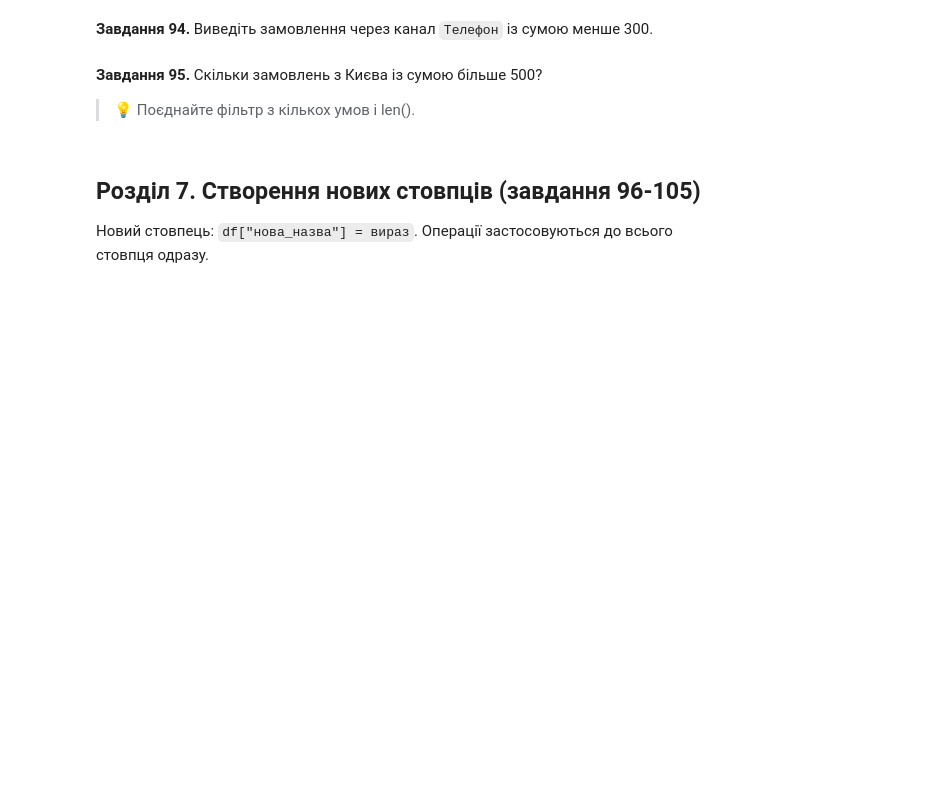
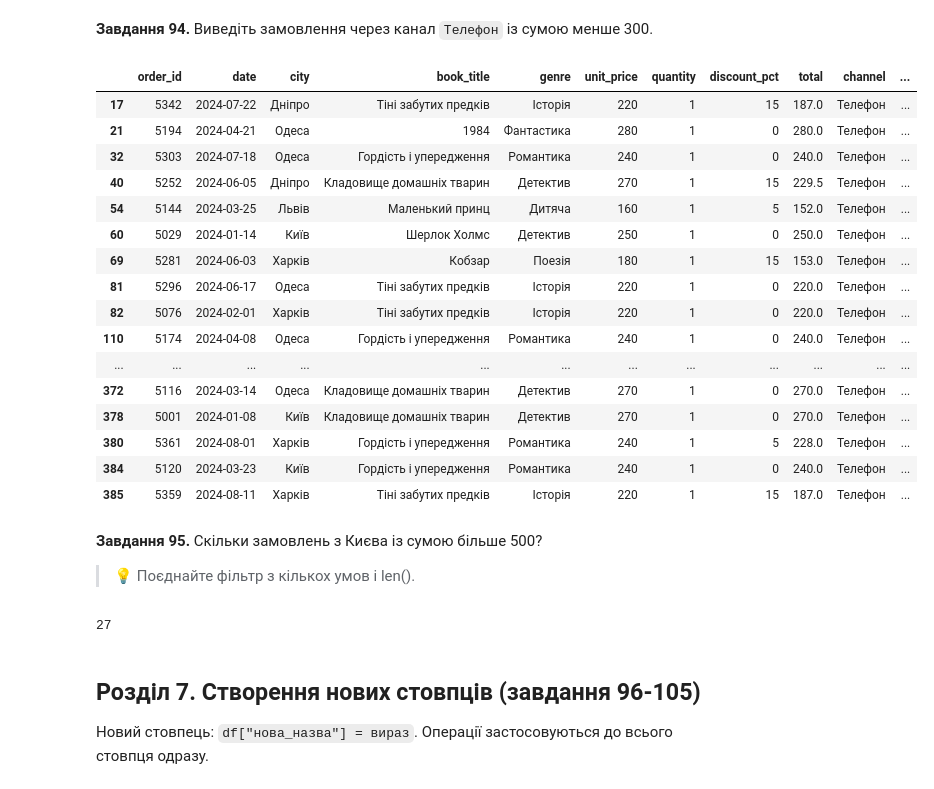
Before and after one commit to edik06031-rgb/DTA_2026, a Jupyter notebook: HW/Pandas_practice_120.ipynb, the cells around one changed output. Drawn from its saved outputs; the diff is of its cells as text; code cells hidden in the pictures; blank space fills up the shorter version.

```diff
--- a/HW/Pandas_practice_120.ipynb
+++ b/HW/Pandas_practice_120.ipynb
@@ -1502,6 +1548,25 @@ df[(df['unit_price'] >= 200) & (df['unit_price'] <= 300)]
 **Завдання 94.** Виведіть замовлення через канал `Телефон` із сумою менше 300.
 # %%
 # Завдання 94:
+df[(df["channel"] == "Телефон") & (df["total"]< 300)]
+# %% [output]
+|  | order_id | date | city | book_title | genre | unit_price | quantity | discount_pct | total | channel | ... |
+| 17 | 5342 | 2024-07-22 | Дніпро | Тіні забутих предків | Історія | 220 | 1 | 15 | 187.0 | Телефон | ... |
+| 21 | 5194 | 2024-04-21 | Одеса | 1984 | Фантастика | 280 | 1 | 0 | 280.0 | Телефон | ... |
+| 32 | 5303 | 2024-07-18 | Одеса | Гордість і упередження | Романтика | 240 | 1 | 0 | 240.0 | Телефон | ... |
+| 40 | 5252 | 2024-06-05 | Дніпро | Кладовище домашніх тварин | Детектив | 270 | 1 | 15 | 229.5 | Телефон | ... |
+| 54 | 5144 | 2024-03-25 | Львів | Маленький принц | Дитяча | 160 | 1 | 5 | 152.0 | Телефон | ... |
+| 60 | 5029 | 2024-01-14 | Київ | Шерлок Холмс | Детектив | 250 | 1 | 0 | 250.0 | Телефон | ... |
+| 69 | 5281 | 2024-06-03 | Харків | Кобзар | Поезія | 180 | 1 | 15 | 153.0 | Телефон | ... |
+| 81 | 5296 | 2024-06-17 | Одеса | Тіні забутих предків | Історія | 220 | 1 | 0 | 220.0 | Телефон | ... |
+| 82 | 5076 | 2024-02-01 | Харків | Тіні забутих предків | Історія | 220 | 1 | 0 | 220.0 | Телефон | ... |
+| 110 | 5174 | 2024-04-08 | Одеса | Гордість і упередження | Романтика | 240 | 1 | 0 | 240.0 | Телефон | ... |
+| ... | ... | ... | ... | ... | ... | ... | ... | ... | ... | ... | ... |
+| 372 | 5116 | 2024-03-14 | Одеса | Кладовище домашніх тварин | Детектив | 270 | 1 | 0 | 270.0 | Телефон | ... |
+| 378 | 5001 | 2024-01-08 | Київ | Кладовище домашніх тварин | Детектив | 270 | 1 | 0 | 270.0 | Телефон | ... |
+| 380 | 5361 | 2024-08-01 | Харків | Гордість і упередження | Романтика | 240 | 1 | 5 | 228.0 | Телефон | ... |
+| 384 | 5120 | 2024-03-23 | Київ | Гордість і упередження | Романтика | 240 | 1 | 0 | 240.0 | Телефон | ... |
+| 385 | 5359 | 2024-08-11 | Харків | Тіні забутих предків | Історія | 220 | 1 | 15 | 187.0 | Телефон | ... |
 # %% [markdown]
 **Завдання 95.** Скільки замовлень з Києва із сумою більше 500?
 
@@ -1511,3 +1574,8 @@ df[(df['unit_price'] >= 200) & (df['unit_price'] <= 300)]
+# %%
+# Завдання 95:
+len(df[(df['city'] == 'Київ') & (df['total'] > 500)])
+# %% [output]
+27
 # %% [markdown]
 ## Розділ 7. Створення нових стовпців (завдання 96-105)
 
```
Also changed, not shown: parts of 32 cells of this notebook.
